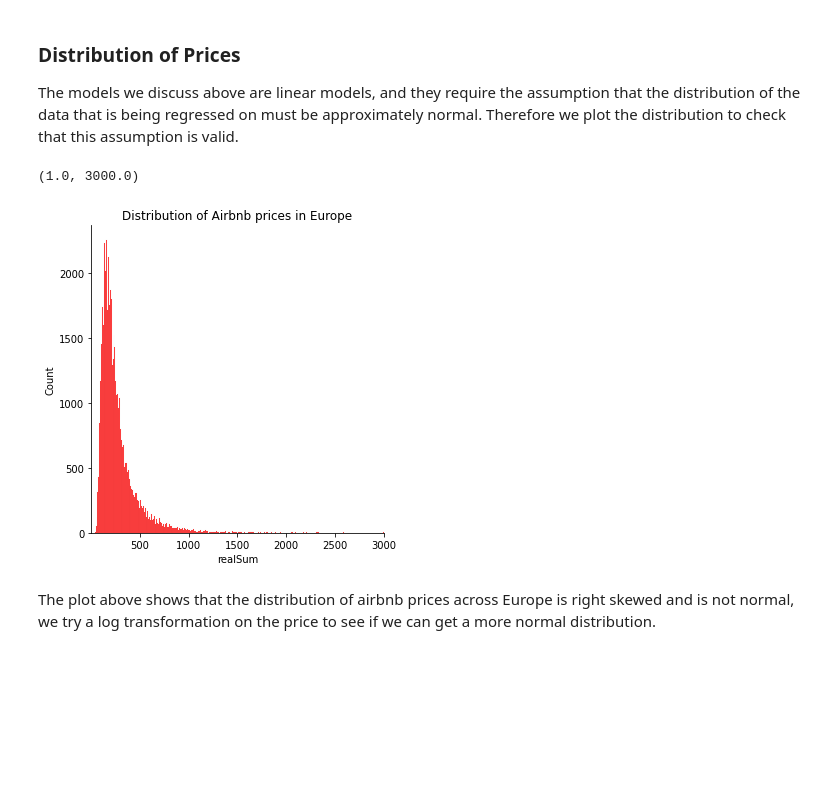
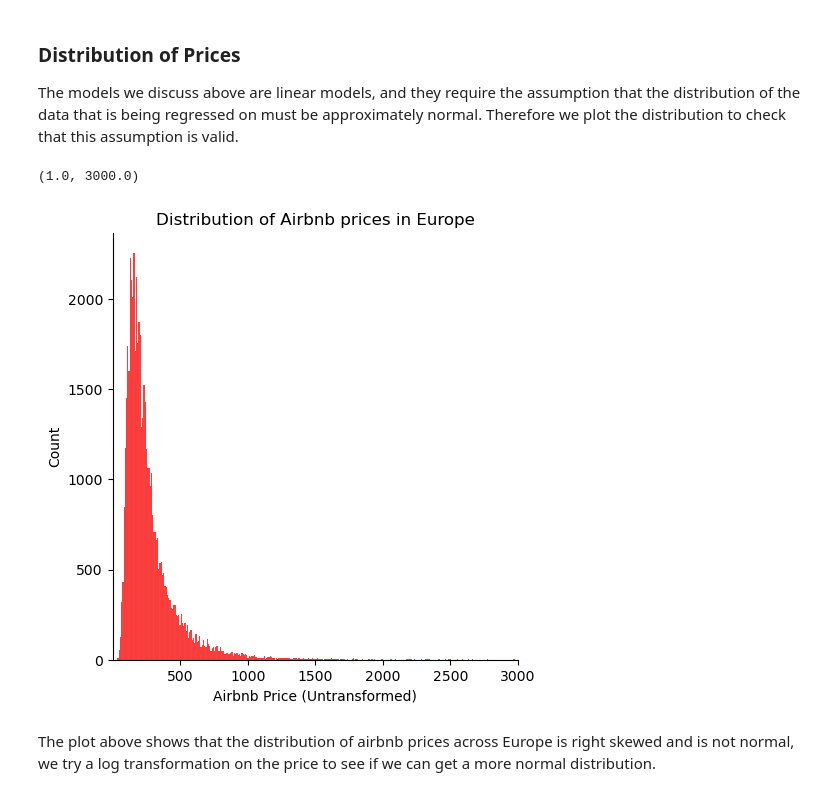
Before and after one commit to Hrithik0015/ECON323_Project, a Jupyter notebook: Project_Report.ipynb, the cells around one changed output. Saved outputs shown, nothing was run; the diff lists cells and outputs as text; code cells hidden in the pictures; blank space fills up the shorter version.

```diff
--- a/Project_Report.ipynb
+++ b/Project_Report.ipynb
@@ -227,12 +231,13 @@ We see that there is a clear trend that some cities on average have a higher ave
 
 The models we discuss above are linear models, and they require the assumption that the distribution of the data that is being regressed on must be approximately normal. Therefore we plot the distribution to check that this assumption is valid.
 # %%
-y = sns.displot(df['realSum'], color = 'r')
-y.set(title = "Distribution of Airbnb prices in Europe")
+price_dist = sns.displot(df['realSum'], color = 'r')
+price_dist.set(title = "Distribution of Airbnb prices in Europe")
+price_dist.set_xlabels("Airbnb Price (Untransformed)")
 plt.xlim(1,3000)
 # %% [output]
 (1.0, 3000.0)
-[figure, old version]
+[figure, new version]
 # %% [markdown]
 The plot above shows that the distribution of airbnb prices across Europe is right skewed and is not normal, we try a log transformation on the price to see if we can get a more normal distribution.
 # %%
```
Also changed, not shown: parts of 25 cells of this notebook.
